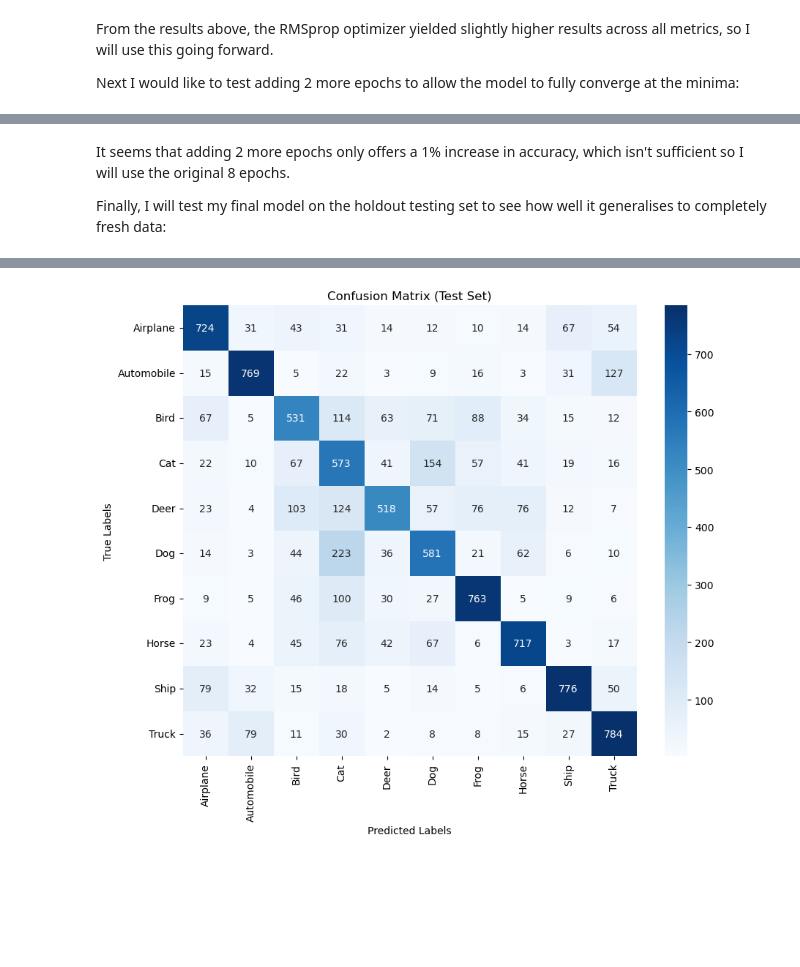
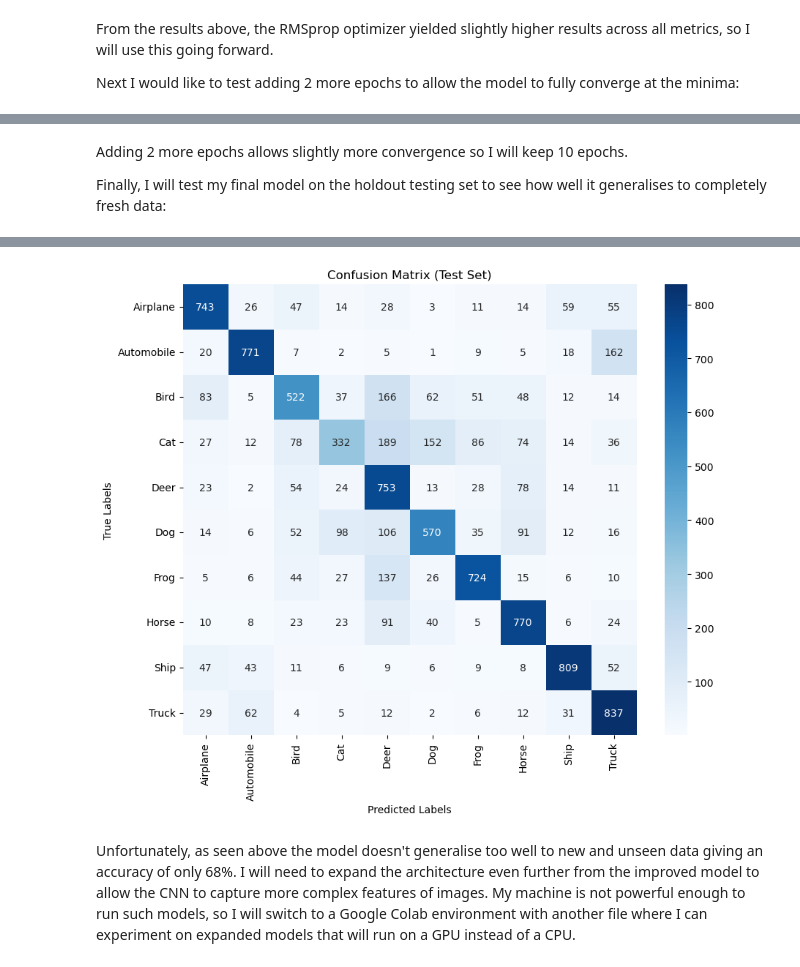
Before and after one commit to zcityuni/IN3063-coursework, a Jupyter notebook: Task2.ipynb, the cells around one changed output, grey strips where cells are left out. Cells and saved outputs as stored; diff of their text form; code cells hidden in the pictures; blank space fills up the shorter version.

```diff
--- a/Task2.ipynb
+++ b/Task2.ipynb
@@ -574,10 +577,10 @@ Precision: 0.9826, Recall: 0.9826, F1 Score: 0.9826
 [figure]
 # %% [markdown]
-It seems that adding 2 more epochs only offers a 1% increase in accuracy, which isn't sufficient so I will use the original 8 epochs.
+Adding 2 more epochs allows slightly more convergence so I will keep 10 epochs.
 
 Finally, I will test my final model on the holdout testing set to see how well it generalises to completely fresh data:
 # %%
-final_model.eval()
+improved_model.eval()
 running_loss = 0.0
 correct = 0
 total = 0
@@ -588,7 +591,7 @@ all_predictions = []
 with torch.no_grad():
     for images, labels in test_loader:
         labels = labels.squeeze(1)
-        outputs = final_model(images)
+        outputs = improved_model(images)
         loss = criterion(outputs, labels)
 
         running_loss += loss.item()
@@ -620 +623,4 @@ Precision: 0.6812, Recall: 0.6736, F1 Score: 0.6749
-[figure, old version]
+[figure, new version]
+# %% [markdown]
+Unfortunately, as seen above the model doesn't generalise too well to new and unseen data giving an accuracy of only 68%. I will need to expand the architecture even further from the improved model to allow the CNN to capture more complex features of images.
+My machine is not powerful enough to run such models, so I will switch to a Google Colab environment with another file where I can experiment on expanded models that will run on a GPU instead of a CPU.
```
Also changed, not shown: parts of 3 cells of this notebook.
